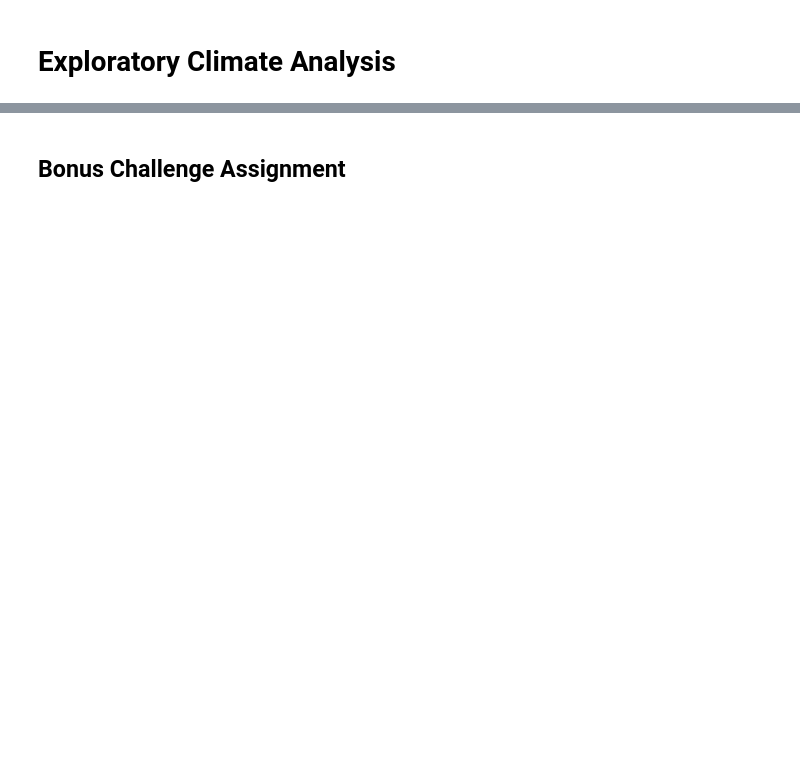
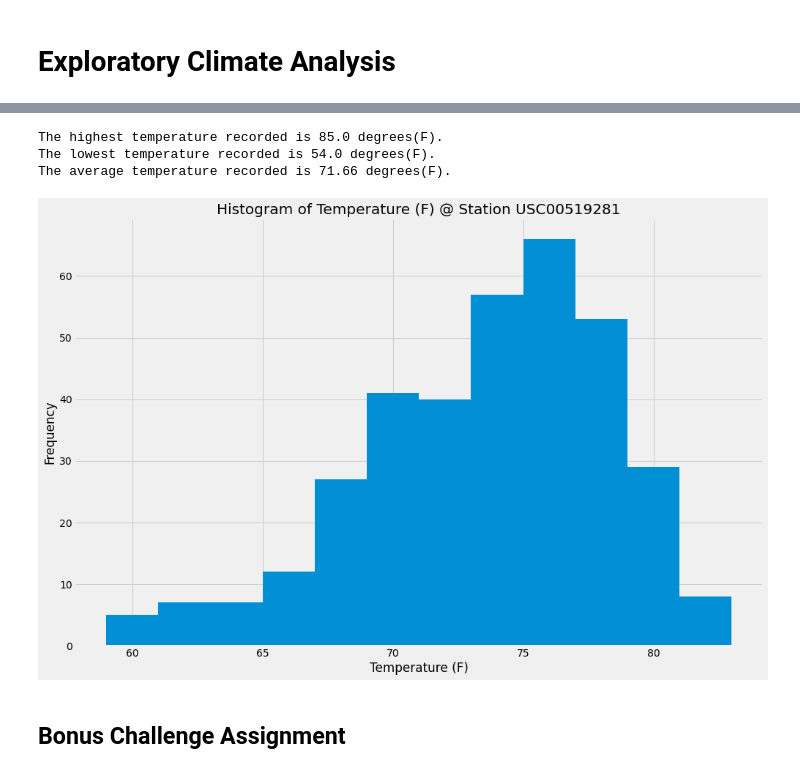
Before and after one commit to Greyson-Moore/SMU_Bootcamp_Homework, a Jupyter notebook: 10-Advanced-Data-Storage-and-Retrieval/Instructions/climate_starter.ipynb, the cells around one changed output, grey strips where cells are left out. Saved outputs shown, nothing was run; the diff lists cells and outputs as text; code cells hidden in the pictures; blank space fills up the shorter version.

```diff
--- a/10-Advanced-Data-Storage-and-Retrieval/Instructions/climate_starter.ipynb
+++ b/10-Advanced-Data-Storage-and-Retrieval/Instructions/climate_starter.ipynb
@@ -82,9 +153,49 @@ lastest data
 # %%
 # Using the station id from the previous query, calculate the lowest temperature recorded,
 # highest temperature recorded, and average temperature of the most active station?
+query = """select
+    *
+from
+    "measurement" m
+where
+    m.station = "USC00519281"
+"""
+
+conn = engine.connect()
+
+tempDf = pd.read_sql(query, con=conn)
+conn.close()
+print(f"The highest temperature recorded is {tempDf.tobs.max()} degrees(F).")
+print(f"The lowest temperature recorded is {tempDf.tobs.min()} degrees(F).")
+print(f"The average temperature recorded is {round(tempDf.tobs.mean(),2)} degrees(F).")
+# %% [output]
+The highest temperature recorded is 85.0 degrees(F).
+The lowest temperature recorded is 54.0 degrees(F).
+The average temperature recorded is 71.66 degrees(F).
 # %%
 # Choose the station with the highest number of temperature observations.
 # Query the last 12 months of temperature observation data for this station and plot the results as a histogram
+query = """select
+    *
+from
+    "measurement" m
+where
+    m.station = "USC00519281" AND m.date between '2016-08-23'AND '2017-08-23'
+"""
+conn = engine.connect()
+
+temp_stat_df = pd.read_sql(query, con=conn)
+conn.close()
+
+plt.figure(figsize=(15,10))
+plt.hist(temp_stat_df.tobs,bins=12)
+plt.title("Histogram of Temperature (F) @ Station USC00519281",fontsize=20)
+plt.xlabel("Temperature (F)")
+plt.ylabel("Frequency")
+
+plt.show()
+# %% [output]
+[figure, added]
 # %% [markdown]
 ## Bonus Challenge Assignment
 # %%
```
Also changed, not shown: parts of 6 cells of this notebook.
